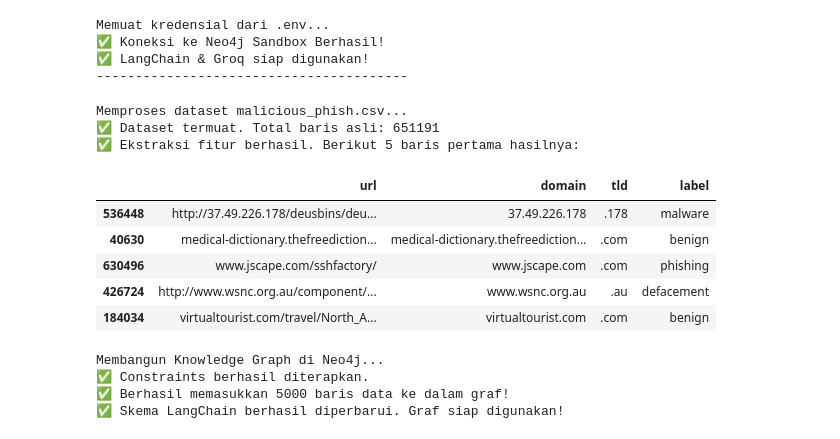
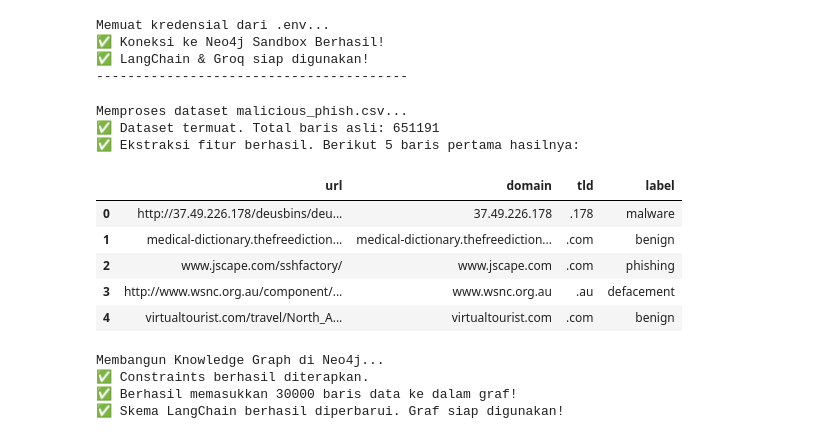
Before and after one commit to divanesia/graphrag-phishing, a Jupyter notebook: main.ipynb, the cells around one changed output. Cells and saved outputs as stored; diff of their text form; code cells hidden in the pictures.

```diff
--- a/main.ipynb
+++ b/main.ipynb
@@ -73,40 +73,40 @@ try:
     print(f"✅ Dataset termuat. Total baris asli: {len(df)}")
 
     # Ambil sampel acak sebanyak 30.000 data
-    df = pd.read_csv('malicious_phish.csv').sample(n=30000, random_state=42).reset_index(drop=True)
+    df_sample = pd.read_csv('malicious_phish.csv').sample(n=30000, random_state=42).reset_index(drop=True)
 
     # Fungsi ekstraksi
     def get_domain(url):
         if not url.startswith(('http://', 'https://')):
             url = 'http://' + url
         return urlparse(url).netloc.split(':')[0]
 
     def get_tld(domain):
         parts = domain.split('.')
         return '.' + parts[-1] if len(parts) > 1 else 'unknown'
 
     # Terapkan ekstraksi
     df_sample['domain'] = df_sample['url'].apply(get_domain)
     df_sample['tld'] = df_sample['domain'].apply(get_tld)
 
     if 'type' in df_sample.columns:
         df_sample.rename(columns={'type': 'label'}, inplace=True)
 
     print("✅ Ekstraksi fitur berhasil. Berikut 5 baris pertama hasilnya:")
     display(df_sample[['url', 'domain', 'tld', 'label']].head())
 
 except FileNotFoundError:
     print("❌ File malicious_phish.csv tidak ditemukan di folder ini.")
 # %% [output]
 Memproses dataset malicious_phish.csv...
 ✅ Dataset termuat. Total baris asli: 651191
 ✅ Ekstraksi fitur berhasil. Berikut 5 baris pertama hasilnya:
 |  | url | domain | tld | label |
-| 536448 | http://37.49.226.178/deusbins/deu... | 37.49.226.178 | .178 | malware |
-| 40630 | medical-dictionary.thefreediction... | medical-dictionary.thefreediction... | .com | benign |
-| 630496 | www.jscape.com/sshfactory/ | www.jscape.com | .com | phishing |
-| 426724 | http://www.wsnc.org.au/component/... | www.wsnc.org.au | .au | defacement |
-| 184034 | virtualtourist.com/travel/North_A... | virtualtourist.com | .com | benign |
+| 0 | http://37.49.226.178/deusbins/deu... | 37.49.226.178 | .178 | malware |
+| 1 | medical-dictionary.thefreediction... | medical-dictionary.thefreediction... | .com | benign |
+| 2 | www.jscape.com/sshfactory/ | www.jscape.com | .com | phishing |
+| 3 | http://www.wsnc.org.au/component/... | www.wsnc.org.au | .au | defacement |
+| 4 | virtualtourist.com/travel/North_A... | virtualtourist.com | .com | benign |
 # %%
 # --- FASE 3: INGESTION KE NEO4J ---
 print("Membangun Knowledge Graph di Neo4j...")
@@ -160,7 +160,7 @@ print("✅ Skema LangChain berhasil diperbarui. Graf siap digunakan!")
 # %% [output]
 Membangun Knowledge Graph di Neo4j...
 ✅ Constraints berhasil diterapkan.
-✅ Berhasil memasukkan 5000 baris data ke dalam graf!
+✅ Berhasil memasukkan 30000 baris data ke dalam graf!
 ✅ Skema LangChain berhasil diperbarui. Graf siap digunakan!
 # %%
 from langchain_experimental.graph_transformers import LLMGraphTransformer
```
Also changed, not shown: parts of 3 cells of this notebook.
